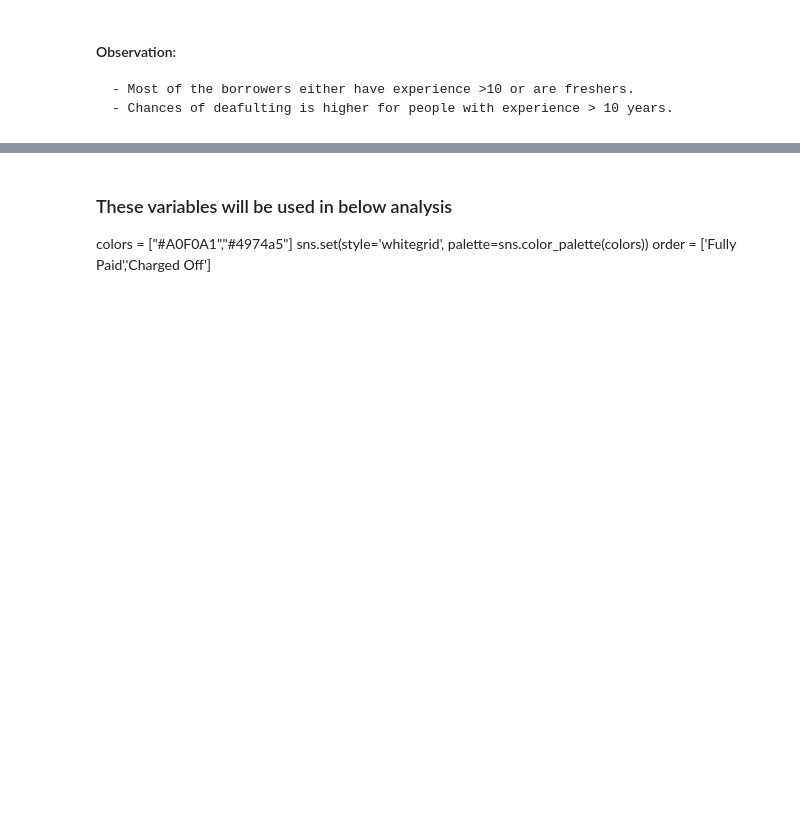
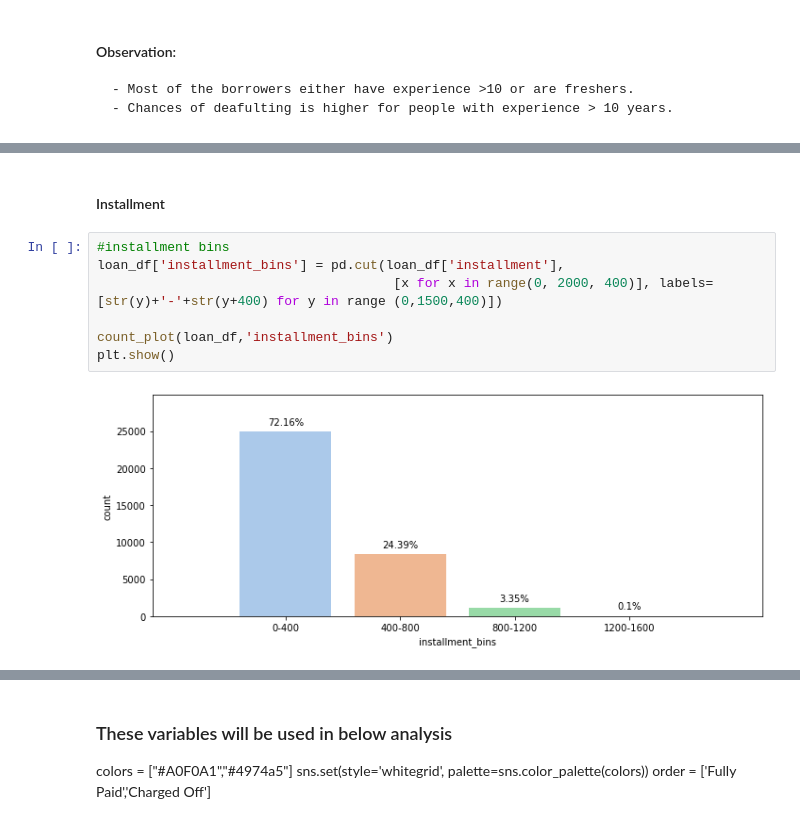
Before and after one commit to rainasharma/Lending-Club-Case-Study, a Jupyter notebook: Group_Raina_Sharma.ipynb, the cells around one changed output, grey strips where cells are left out. Cells and saved outputs as stored; diff of their text form; blank space fills up the shorter version.

Commit message:
Univariate analysis --installment;annual_inc;dti;revol_bal;int_rate_percentage;issue_d_month

```diff
--- a/Group_Raina_Sharma.ipynb
+++ b/Group_Raina_Sharma.ipynb
@@ -773,0 +774,11 @@ categoricalBarPlots(loan_df, category_columns_list)
+# %% [markdown]
+#### Installment
+# %%
+#installment bins
+loan_df['installment_bins'] = pd.cut(loan_df['installment'],
+                                      [x for x in range(0, 2000, 400)], labels=[str(y)+'-'+str(y+400) for y in range (0,1500,400)])
+
+count_plot(loan_df,'installment_bins')
+plt.show()
+# %% [output]
+[figure, added]
```
Also changed, not shown: parts of 40 cells of this notebook.
